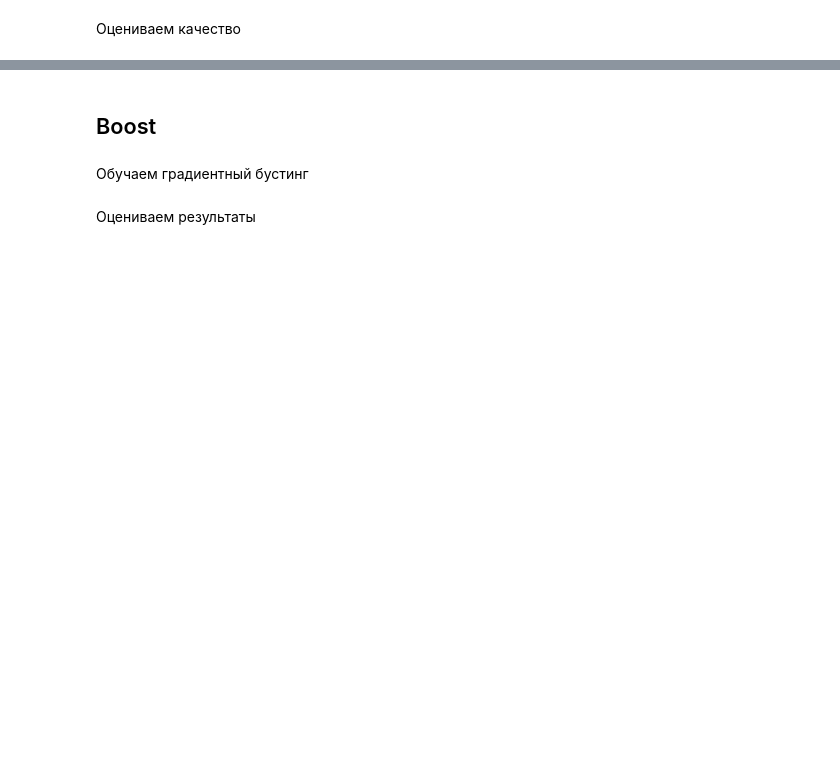
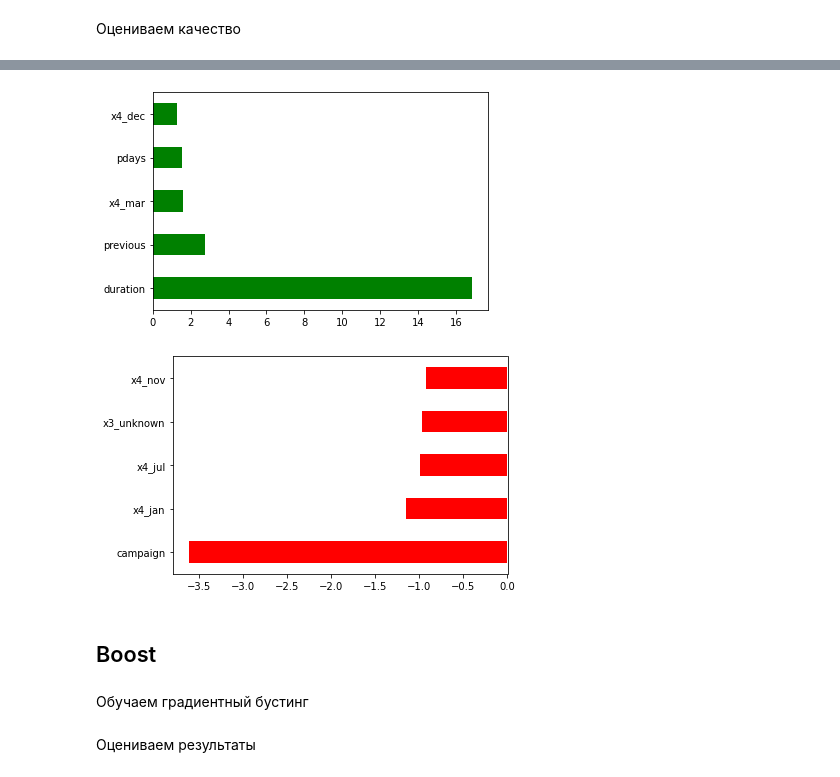
Before and after one commit to IvanNeverov/DepositsProject, a Jupyter notebook: Modelling TDA Response.ipynb, the cells around one changed output, grey strips where cells are left out. Saved outputs shown, nothing was run; the diff lists cells and outputs as text; code cells hidden in the pictures; blank space fills up the shorter version.

```diff
--- a/Modelling TDA Response.ipynb
+++ b/Modelling TDA Response.ipynb
@@ -188,3 +348,11 @@ print('ROC AUC',round(roc_auc_score(Ytest,ohe_LgRg_proba [:,1]),2))
+# %%
+pd.Series(model2.coef_[0], index=X_transformed.columns).nlargest(5).plot(kind='barh',color='green')
+plt.show()
+pd.Series(model2.coef_[0], index=X_transformed.columns).nsmallest(5).plot(kind='barh',color='red')
+plt.show()
+# %% [output]
+[figure, added]
+[figure, added]
 # %% [markdown]
 ## Boost
 # %% [markdown]
```
Also changed, not shown: parts of 32 cells of this notebook.
